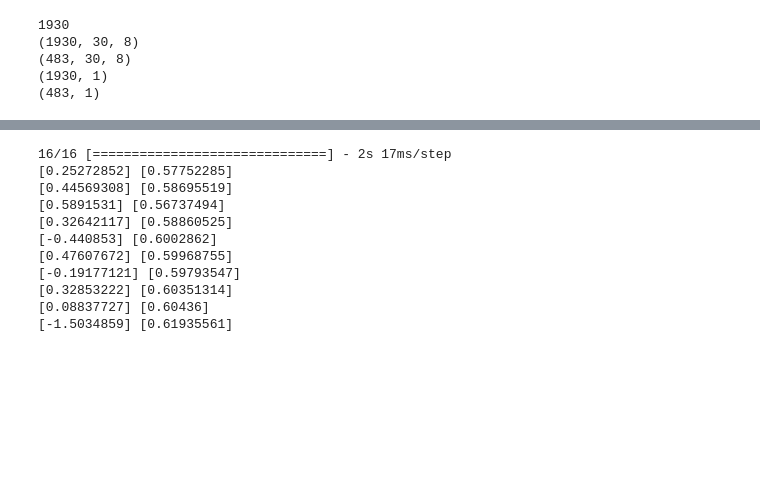
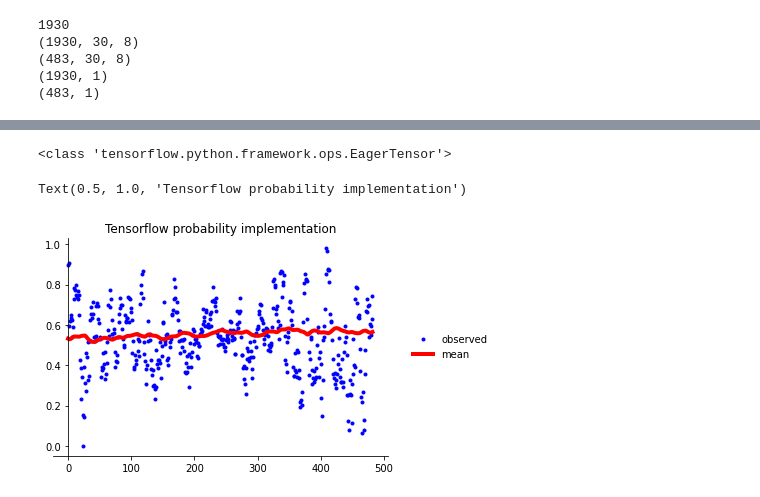
Before and after one commit to chiyanz/LSTM-stock-prediction, a Jupyter notebook: LSTM_CodeTrading_1.ipynb, the cells around one changed output, grey strips where cells are left out. Cells and saved outputs as stored; diff of their text form; code cells hidden in the pictures; blank space fills up the shorter version.

```diff
--- a/LSTM_CodeTrading_1.ipynb
+++ b/LSTM_CodeTrading_1.ipynb
@@ -202,18 +191,17 @@ test_dataset = tf.data.Dataset.from_tensor_slices((X_test, y_test))
 # adam = optimizers.Adam()
 # model.compile(optimizer=adam, loss='mse')
 
-def negative_log_likelihood(y_true, y_pred):
-    return -tf.reduce_mean(y_pred.log_prob(y_true))
+negloglik = lambda y, rv_y: -rv_y.log_prob(y)
+
 
 model = Sequential()
 model.add(LSTM(150, name='first_layer', return_sequences=True, input_shape = (backcandles, 8)))
 model.add(LSTM(150, name='second_layer'))
 model.add(Dense(2, activation='relu')) # 2 as you want to predict mean and variance
-model.add(tfp.layers.DistributionLambda(
-        lambda t: tfp.distributions.Normal(loc=t[..., :1], scale=1e-3 + tf.math.softplus(0.01 * t[..., 1:]))
-    )) # note this
-opt = keras.optimizers.Adam(learning_rate=0.001)
-# negloglik = lambda y, p_y: -p_y.log_prob(y) # note this
-model.compile(optimizer='adam', loss=negative_log_likelihood)
+model.add(  tfp.layers.DistributionLambda(
+      lambda t: tfd.Normal(loc=t[..., :1],
+                           scale=1e-3 + tf.math.softplus(0.05 * t[...,1:])))) # note this
+
+model.compile(optimizer='adam', loss=negloglik) # metrics=[keras.metrics.Accuracy()]
 model.summary()
 # %% [output]
@@ -236,5 +226,5 @@ Non-trainable params: 0 (0.00 Byte)
 _________________________________________________________________
 # %%
 # model.fit(x=X_train, y=y_train, batch_size=15, epochs=15, shuffle=True, validation_split = 0.1)
-model.fit(x=X_train, y=y_train, batch_size=32, epochs=15, validation_split=0.1,verbose=1)
+model.fit(x=X_train, y=y_train, batch_size=32, epochs=10, validation_data=(X_test,y_test),verbose=1)
 # %% [output]
@@ -258,19 +251 @@ Epoch 15/15
 <keras.src.callbacks.History at 0x...>
-# %%
-y_pred = model.predict(X_test)
-
-#y_pred=np.where(y_pred > 0.43, 1,0)
-for i in range(10):
-    print(y_pred[i], y_test[i])
-# %% [output]
-16/16 [==============================] - 2s 17ms/step
-[0.25272852] [0.57752285]
-[0.44569308] [0.58695519]
-[0.5891531] [0.56737494]
-[0.32642117] [0.58860525]
-[-0.440853] [0.6002862]
-[0.47607672] [0.59968755]
-[-0.19177121] [0.59793547]
-[0.32853222] [0.60351314]
-[0.08837727] [0.60436]
-[-1.5034859] [0.61935561]
@@ -277 +262,32 @@ for i in range(10):
+# %%
+# representing aleatoric uncertainty from tfp documentation
+# [print(np.squeeze(w.numpy())) for w in model.weights];
+yhat = model(X_test)
+assert isinstance(yhat, tfd.Distribution)
+
+plt.plot(np.arange(len(X_test)), y_test, 'b.', label='observed');
+
+m = yhat.mean()
+print(type(m))
+s = yhat.stddev()
+
+plt.plot(np.arange(len(X_test)), m, 'r', linewidth=4, label='mean');
+# confidence interval is extremely wide
+# plt.plot(np.arange(len(X_test)), m + 2 * s, 'g', linewidth=2, label=r'mean + 2 stddev');
+# plt.plot(np.arange(len(X_test)), m - 2 * s, 'g', linewidth=2, label=r'mean - 2 stddev');
+
+ax=plt.gca();
+ax.xaxis.set_ticks_position('bottom')
+ax.yaxis.set_ticks_position('left')
+ax.spines['left'].set_position(('data', 0))
+ax.spines['top'].set_visible(False)
+ax.spines['right'].set_visible(False)
+#ax.spines['left'].set_smart_bounds(True)
+#ax.spines['bottom'].set_smart_bounds(True)
+plt.legend(loc='center left', fancybox=True, framealpha=0., bbox_to_anchor=(1.05, 0.5))
+plt.title('Tensorflow probability implementation')
+# %% [output]
+<class 'tensorflow.python.framework.ops.EagerTensor'>
+Text(0.5, 1.0, 'Tensorflow probability implementation')
+[figure, added]
 # %%
```
Also changed, not shown: parts of 10 cells of this notebook.
